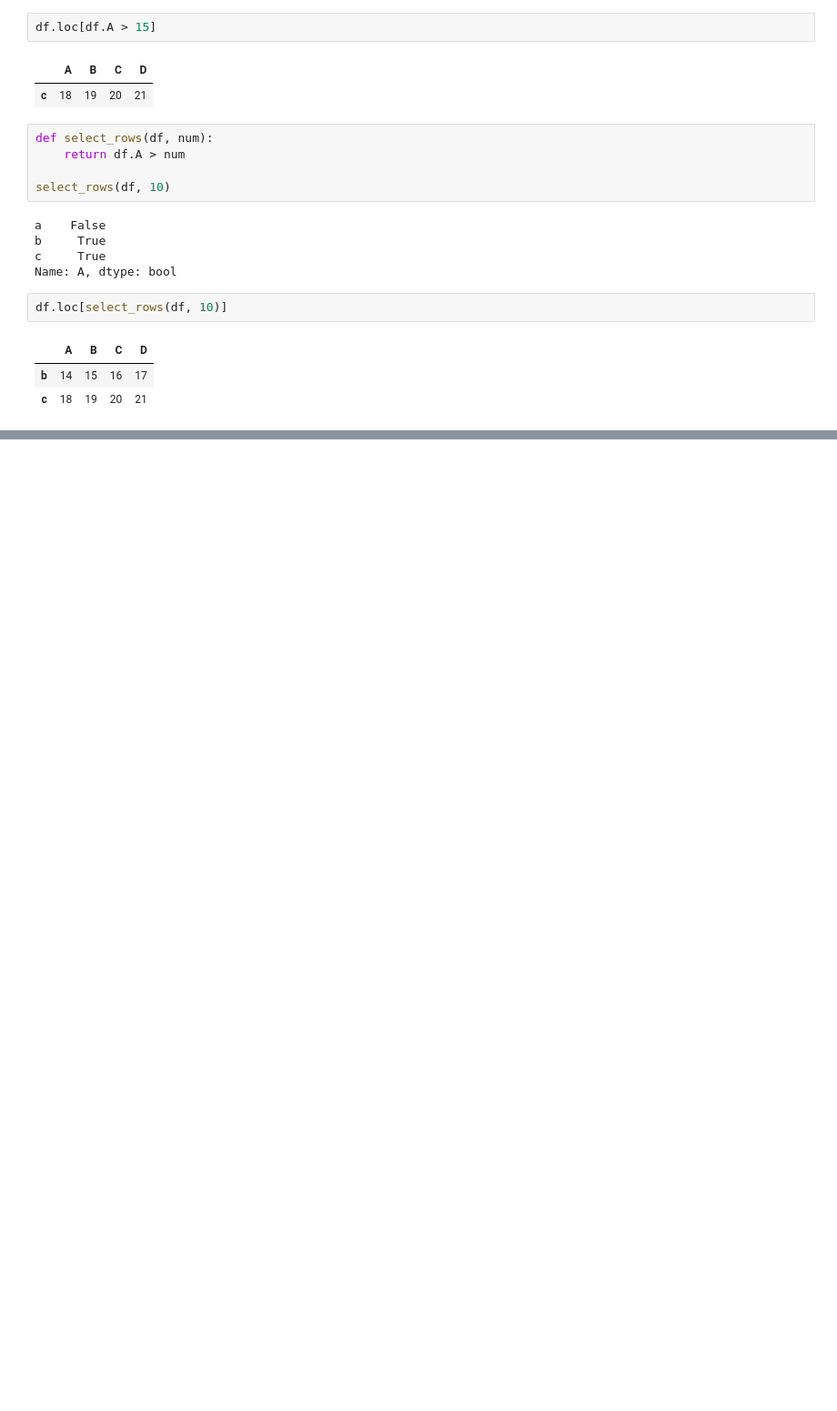
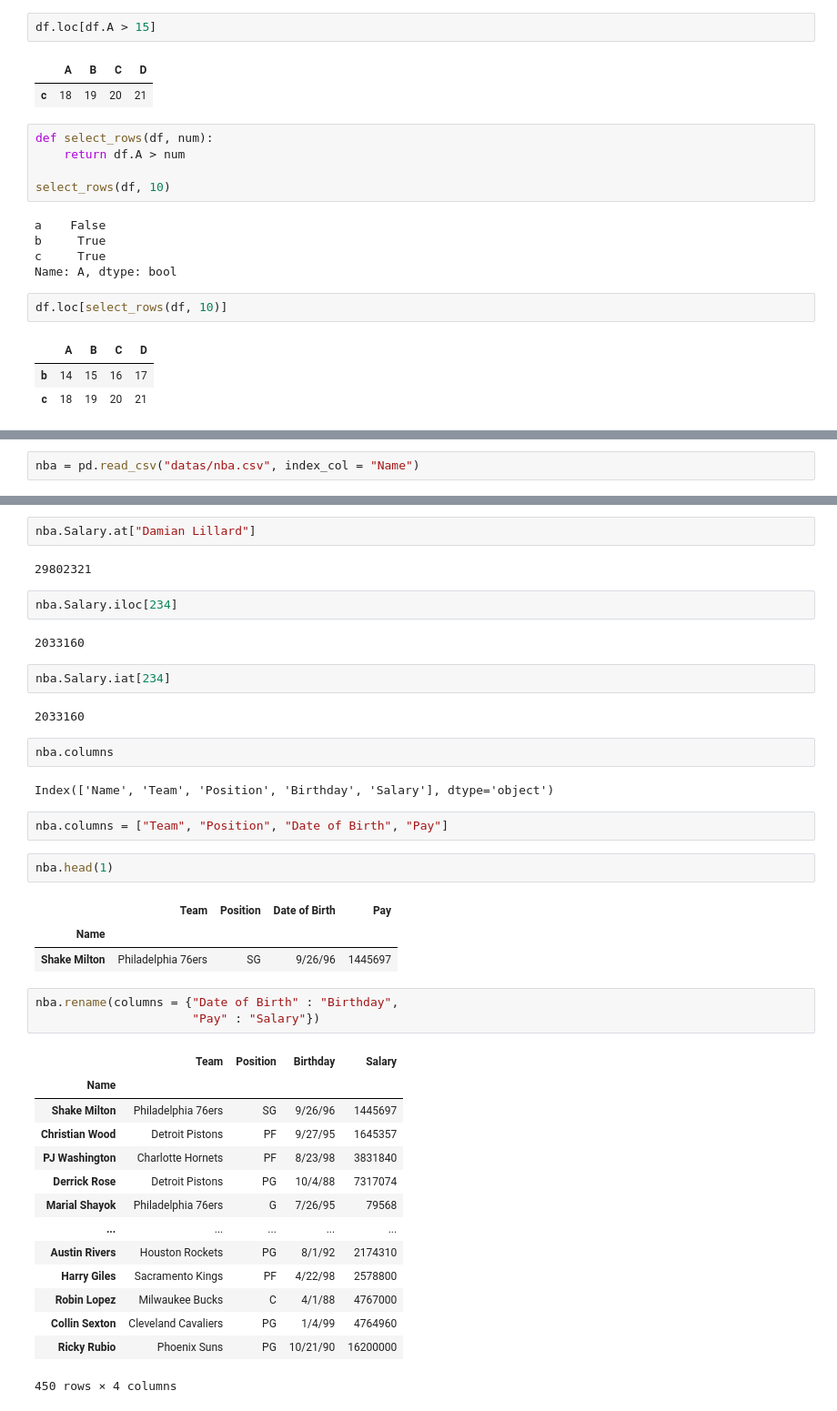
Before and after one commit to kim-out/Data-Analysis-Track, a Jupyter notebook: 16DataPrac.ipynb, the cells around one changed output, grey strips where cells are left out. Shown at 91% size. Saved outputs shown, nothing was run; the diff lists cells and outputs as text; blank space fills up the shorter version.

```diff
--- a/16DataPrac.ipynb
+++ b/16DataPrac.ipynb
@@ -597,0 +549,2 @@ teams.sort_values("team").to_csv("datas/teams_result.csv")
+# %%
+nba = pd.read_csv("datas/nba.csv", index_col = "Name")
@@ -597,0 +575,42 @@ teams.sort_values("team").to_csv("datas/teams_result.csv")
+# %%
+nba.Salary.at["Damian Lillard"]
+# %% [output]
+29802321
+# %%
+nba.Salary.iloc[234]
+# %% [output]
+2033160
+# %%
+nba.Salary.iat[234]
+# %% [output]
+2033160
+# %%
+nba.columns
+# %% [output]
+Index(['Name', 'Team', 'Position', 'Birthday', 'Salary'], dtype='object')
+# %%
+nba.columns = ["Team", "Position", "Date of Birth", "Pay"]
+# %%
+nba.head(1)
+# %% [output]
+|  | Team | Position | Date of Birth | Pay |
+| Name |  |  |  |  |
+| Shake Milton | Philadelphia 76ers | SG | 9/26/96 | 1445697 |
+# %%
+nba.rename(columns = {"Date of Birth" : "Birthday",
+                      "Pay" : "Salary"})
+# %% [output]
+|  | Team | Position | Birthday | Salary |
+| Name |  |  |  |  |
+| Shake Milton | Philadelphia 76ers | SG | 9/26/96 | 1445697 |
+| Christian Wood | Detroit Pistons | PF | 9/27/95 | 1645357 |
+| PJ Washington | Charlotte Hornets | PF | 8/23/98 | 3831840 |
+| Derrick Rose | Detroit Pistons | PG | 10/4/88 | 7317074 |
+| Marial Shayok | Philadelphia 76ers | G | 7/26/95 | 79568 |
+| ... | ... | ... | ... | ... |
+| Austin Rivers | Houston Rockets | PG | 8/1/92 | 2174310 |
+| Harry Giles | Sacramento Kings | PF | 4/22/98 | 2578800 |
+| Robin Lopez | Milwaukee Bucks | C | 4/1/88 | 4767000 |
+| Collin Sexton | Cleveland Cavaliers | PG | 1/4/99 | 4764960 |
+| Ricky Rubio | Phoenix Suns | PG | 10/21/90 | 16200000 |
+450 rows × 4 columns
```
Also changed, not shown: parts of 24 cells of this notebook, 1 other file.
